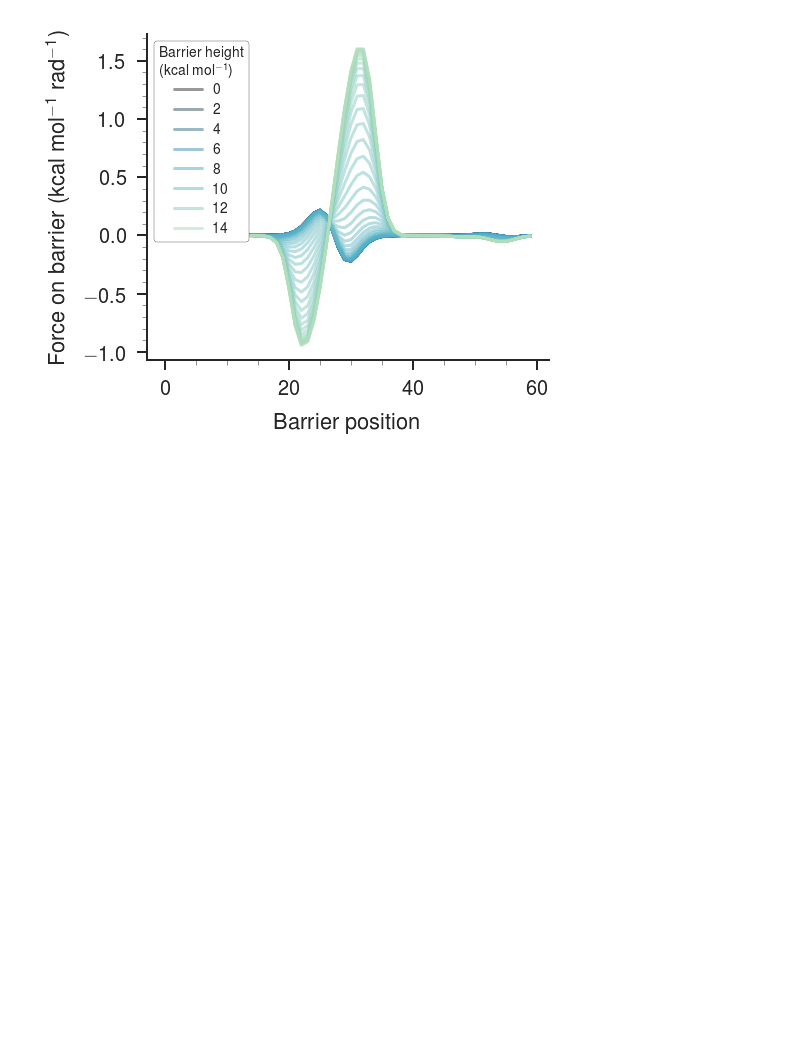
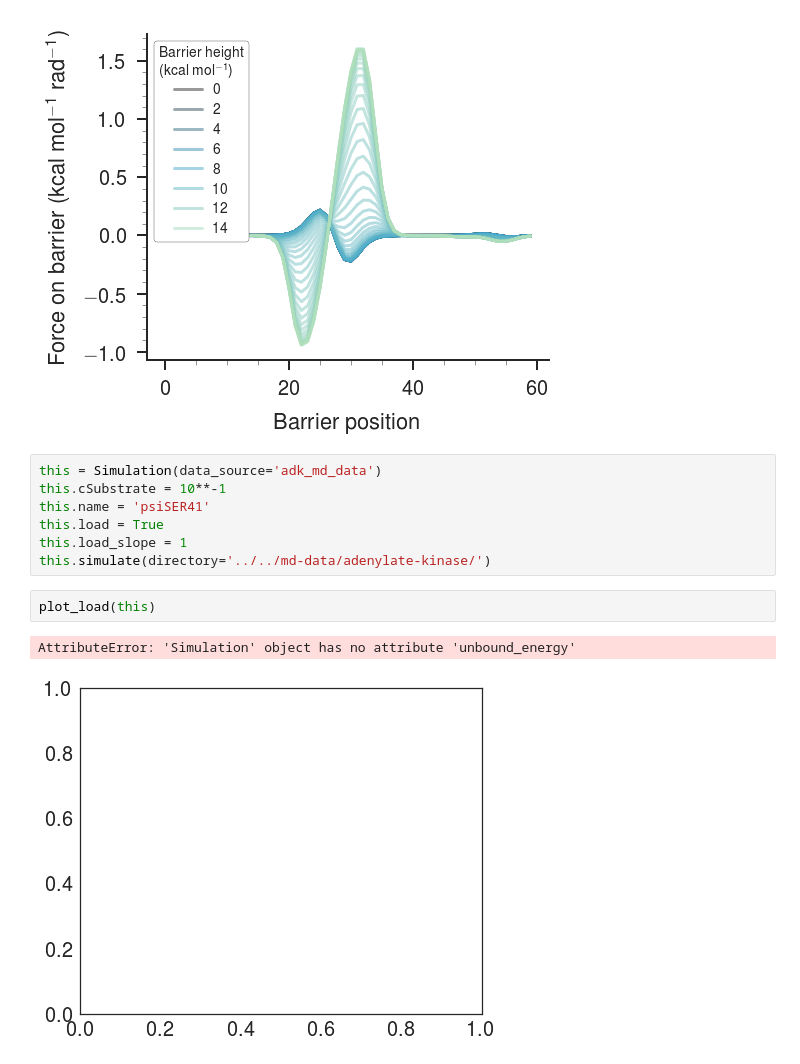
Before and after one commit to slochower/nonequilibrium-master, a Jupyter notebook: notebooks/force-on-barrier/force-on-barrier-quick-explanation.ipynb, the cells around one changed output. Cells and saved outputs as stored; diff of their text form; blank space fills up the shorter version.

```diff
--- a/notebooks/force-on-barrier/force-on-barrier-quick-explanation.ipynb
+++ b/notebooks/force-on-barrier/force-on-barrier-quick-explanation.ipynb
@@ -795,3 +811,15 @@ plt.setp(legend.get_title(),fontsize=14)
 paper_plot(fig)
 # %% [output]
 [figure]
+# %%
+this = Simulation(data_source='adk_md_data')
+this.cSubstrate = 10**-1
+this.name = 'psiSER41'
+this.load = True
+this.load_slope = 1
+this.simulate(directory='../../md-data/adenylate-kinase/')
+# %%
+plot_load(this)
+# %% [output]
+AttributeError: 'Simulation' object has no attribute 'unbound_energy'
+[figure, added]
```
Also changed, not shown: parts of 4 cells of this notebook, 2 other files.
